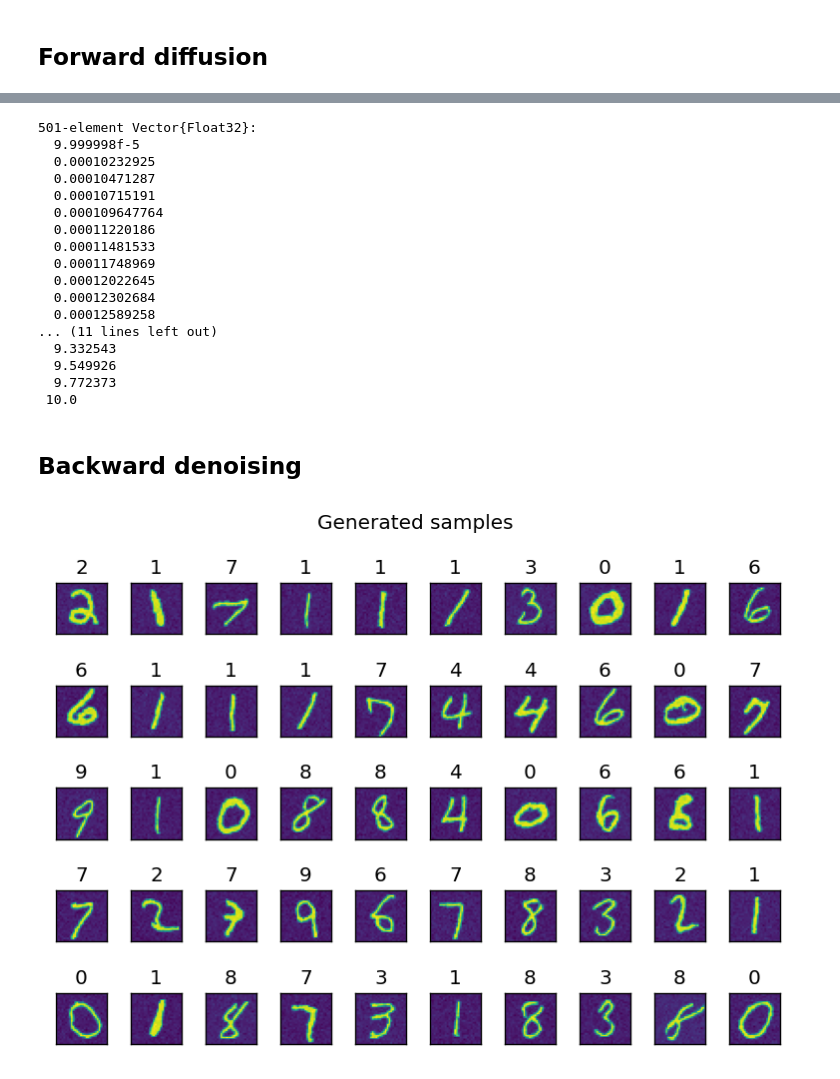
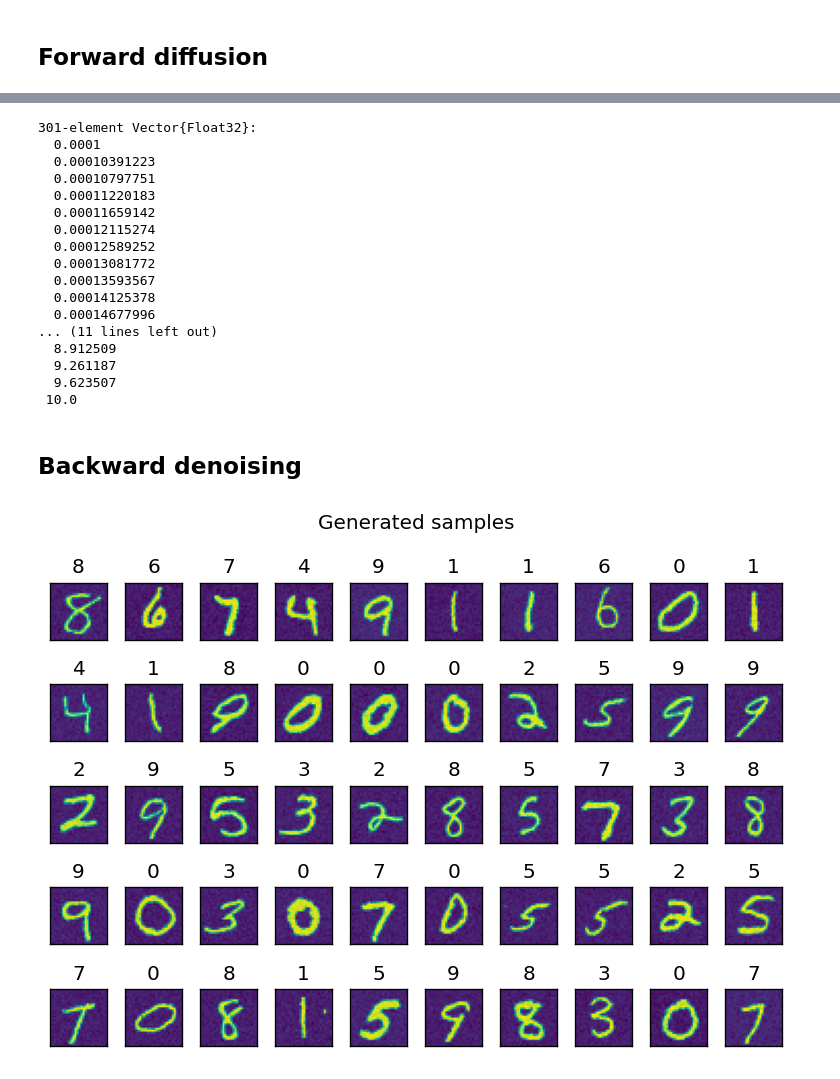
Before and after one commit to MurrellGroup/Diffusions.jl, a Jupyter notebook: examples/mnist/Sampling.ipynb, the cells around one changed output, grey strips where cells are left out. Cells and saved outputs as stored; diff of their text form; code cells hidden in the pictures.

```diff
--- a/examples/mnist/Sampling.ipynb
+++ b/examples/mnist/Sampling.ipynb
@@ -32,10 +21,9 @@ using Random
 rng = Xoshiro(1234)
 θ = 4.0f0  # reversion
 σ = √(2θ)  # volatility
-p = ones(Float32, 10) ./ 10  # equilibrium distribution
-diffusion = (OrnsteinUhlenbeckDiffusion(0, σ, θ), IndependentDiscreteDiffusion(0.5f0, p))
+diffusion = (OrnsteinUhlenbeckDiffusion(0, σ, θ), UniformDiscreteDiffusion(0.5f0, 10))
 for t in Float32[0.0, 0.0001, 0.001, 0.01, 0.1, 1.0, 10.0]
-    x, y = sampleforward(rng, diffusion, t, (xtrain, ytrain))
-    plot_images(x, y, "Diffused samples at t = $t")
+    x, y = sampleforward(rng, diffusion, t, (xtrain, onecold(ytrain)))
+    plotimages(x, y .- 1, "Diffused samples at t = $t")
 end
 # %% [output]
@@ -49,22 +37,22 @@ end
 # %%
-timesteps = exp.(range(log(1f-4), log(1f+1), length = 501))
+timesteps = timeschedule(exp10, 1f-4, 1f+1, 301)
 # %% [output]
-501-element Vector{Float32}:
-  9.999998f-5
-  0.00010232925
-  0.00010471287
-  0.00010715191
-  0.000109647764
-  0.00011220186
-  0.00011481533
-  0.00011748969
-  0.00012022645
-  0.00012302684
-  0.00012589258
+301-element Vector{Float32}:
+  0.0001
+  0.00010391223
+  0.00010797751
+  0.00011220183
+  0.00011659142
+  0.00012115274
+  0.00012589252
+  0.00013081772
+  0.00013593567
+  0.00014125378
+  0.00014677996
 ... (11 lines left out)
-  9.332543
-  9.549926
-  9.772373
+  8.912509
+  9.261187
+  9.623507
  10.0
 # %%
 using BSON: @load
@@ -80,18 +68,18 @@ include("model.jl")
 function selfconditioned_guess(x)
     x_0 = zero(x)
     function guess((x_t, y_t), t)
-        x̂, ŷ = unet(cat(x_t, x_0, dims = 3), y_t, fill(t, size(y_t, 2)))
+        x̂, ŷ = unet(cat(x_t, x_0, dims = 3), onehotbatch(y_t, 1:10), fill(t, size(y_t, 2)))
         #ŷ[8,:] .+= 100  # encourage to generate images of a specific class
         x_0 = sigmoid.(x̂)
-        return x_0, onehotbatch(randcat(softmax(ŷ, dims = 1)) .- 1, 0:9)
+        return x_0, randcat(softmax(ŷ, dims = 1))
     end
 end
 
 rng = Xoshiro(1234)
 x = randn(rng, Float32, (28, 28, 1, 50))
-y = onehotbatch(rand(rng, 0:9, 50), 0:9)
-xy_0 = samplebackward(rng, selfconditioned_guess(x), diffusion, timesteps, (x, y));
+y = rand(rng, 1:10, 50)
+x_0, y_0 = samplebackward(rng, selfconditioned_guess(x), diffusion, timesteps, (x, y));
 # %%
-plot_images(sigmoid.(xy_0[1]), xy_0[2], "Generated samples");
+plotimages(sigmoid.(x_0), y_0 .- 1, "Generated samples");
 # %% [output]
-[figure, old version]
+[figure, new version]
```
Also changed, not shown: parts of 3 cells of this notebook, 3 other files.
